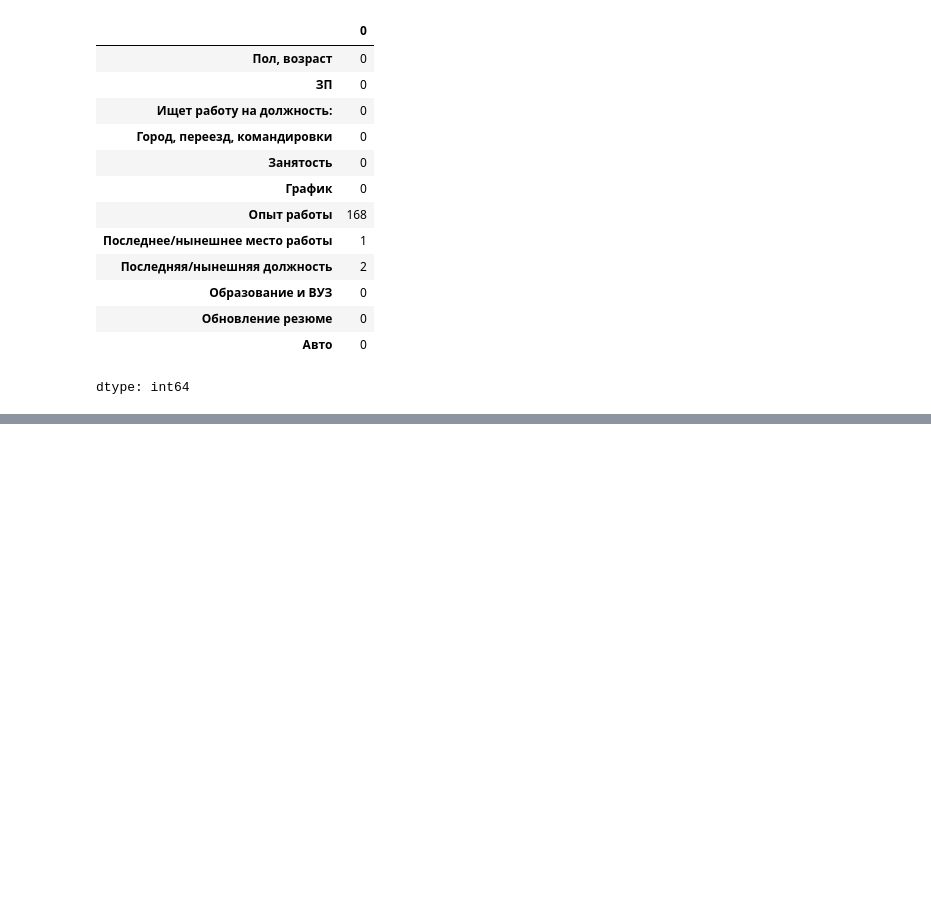
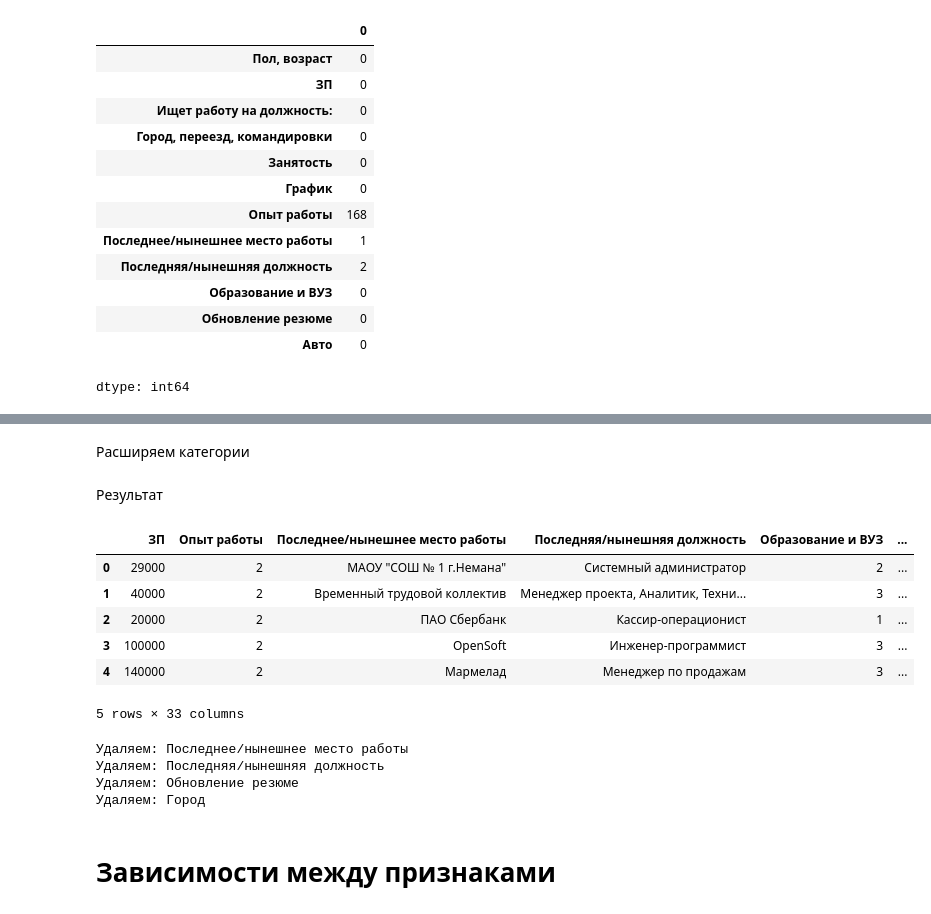
Before and after one commit to mrJimed/hh_dataset, a Jupyter notebook: hh_dataset.ipynb, the cells around one changed output, grey strips where cells are left out. Drawn from its saved outputs; the diff is of its cells as text; code cells hidden in the pictures; blank space fills up the shorter version.

```diff
--- a/hh_dataset.ipynb
+++ b/hh_dataset.ipynb
@@ -486,0 +220,2 @@ for industry in industries:
+# %% [markdown]
+Расширяем категории
@@ -486,0 +289,25 @@ for industry in industries:
+# %% [markdown]
+Результат
+# %%
+df.head()
+# %% [output]
+|  | ЗП | Опыт работы | Последнее/нынешнее место работы | Последняя/нынешняя должность | Образование и ВУЗ | ... |
+| 0 | 29000 | 2 | МАОУ "СОШ № 1 г.Немана" | Системный администратор | 2 | ... |
+| 1 | 40000 | 2 | Временный трудовой коллектив | Менеджер проекта, Аналитик, Техни... | 3 | ... |
+| 2 | 20000 | 2 | ПАО Сбербанк | Кассир-операционист | 1 | ... |
+| 3 | 100000 | 2 | OpenSoft | Инженер-программист | 3 | ... |
+| 4 | 140000 | 2 | Мармелад | Менеджер по продажам | 3 | ... |
+5 rows × 33 columns
+# %%
+import pandas as pd
+for col in df.columns:
+    if not pd.api.types.is_numeric_dtype(df[col]):
+      print(f'Удаляем: {col}')
+      df = df.drop(columns=[col])
+# %% [output]
+Удаляем: Последнее/нынешнее место работы
+Удаляем: Последняя/нынешняя должность
+Удаляем: Обновление резюме
+Удаляем: Город
+# %% [markdown]
+# Зависимости между признаками
```
Also changed, not shown: parts of 67 cells of this notebook.
